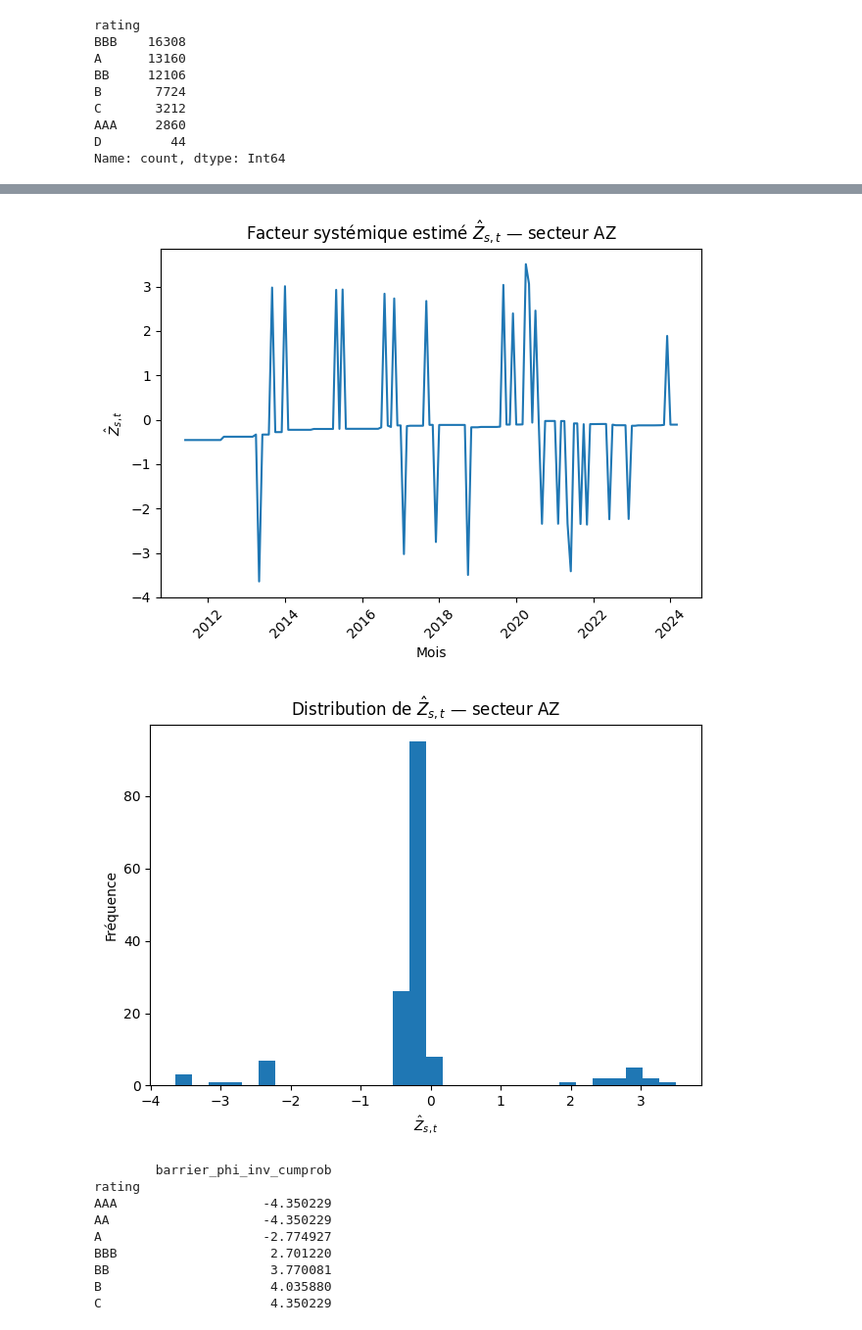
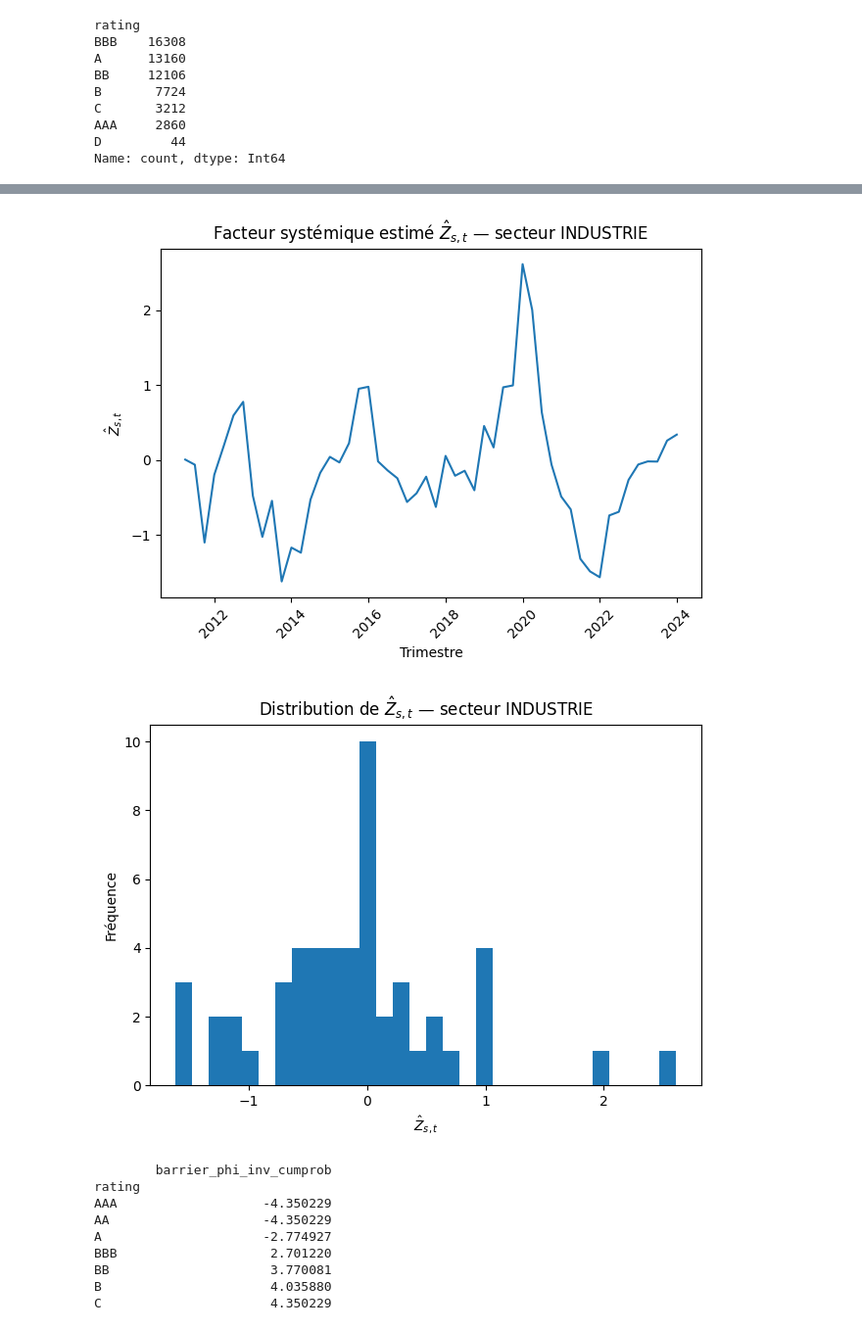
Before and after one commit to Celeste2405/PFE, a Jupyter notebook: extraction_fact_sys.ipynb, the cells around one changed output, grey strips where cells are left out. Shown at 98% size. Saved outputs shown, nothing was run; the diff lists cells and outputs as text; code cells hidden in the pictures.

```diff
--- a/extraction_fact_sys.ipynb
+++ b/extraction_fact_sys.ipynb
@@ -184,0 +289,2 @@ Name: count, dtype: Int64
+# %%
+df_ej = create_quarterly_rating_transitions(df_ej)
@@ -343,0 +416,12 @@ Exemple counts:
+# %%
+panel_q, transitions_q, counts_q = build_panel_transitions_counts_quarterly_date(
+    df_ej,
+    sector_col="econ_group",
+    quarter_col="year_quarter",
+    forward_fill_limit=8,        # optionnel (évite de ffill à l’infini)
+    enforce_quarter_start=True   # garde quarter en date, recale si besoin
+)
+
+print(panel_q.head())
+print(panel_q["quarter"].min(), panel_q["quarter"].max())
+print(panel_q.dtypes)
@@ -672,30 +1064,30 @@ Taux succès optimisation: 100.0 %
 # %%
-sector_show = "AZ"  # change si besoin
+sector_show = "INDUSTRIE"  # change si besoin
 
-Zs = Z_hat[Z_hat["sector"] == sector_show].copy()
+Zs = Z_hat_q[Z_hat_q["sector"] == sector_show].copy()
 Zs = Zs[Zs["success"]].copy()
 
 # Série temporelle
 plt.figure()
-plt.plot(Zs["month"], Zs["z_hat"])
+plt.plot(Zs["quarter"], Zs["z_hat"])
 plt.title(f"Facteur systémique estimé $\\hat{{Z}}_{{s,t}}$ — secteur {sector_show}")
-plt.xlabel("Mois")
+plt.xlabel("Trimestre")
 plt.ylabel("$\\hat{Z}_{s,t}$")
 plt.xticks(rotation=45)
 plt.tight_layout()
 plt.show()
 
 # Distribution
 plt.figure()
 plt.hist(Zs["z_hat"], bins=30)
 plt.title(f"Distribution de $\\hat{{Z}}_{{s,t}}$ — secteur {sector_show}")
 plt.xlabel("$\\hat{Z}_{s,t}$")
 plt.ylabel("Fréquence")
 plt.tight_layout()
 plt.show()
 # %% [output]
-[figure, old version]
+[figure, new version]
-[figure, old version]
+[figure, new version]
 # %%
 rating_initial_show = "BBB"
 
```
Also changed, not shown: parts of 43 cells of this notebook, 9 other files.
